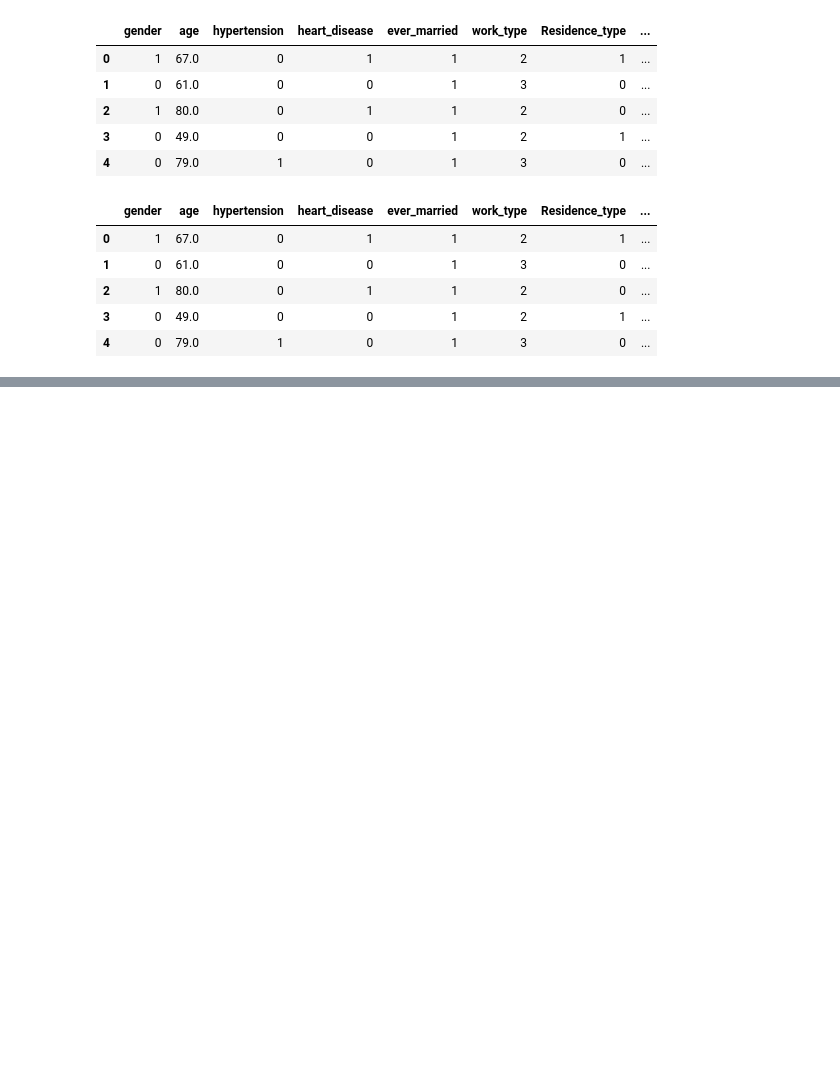
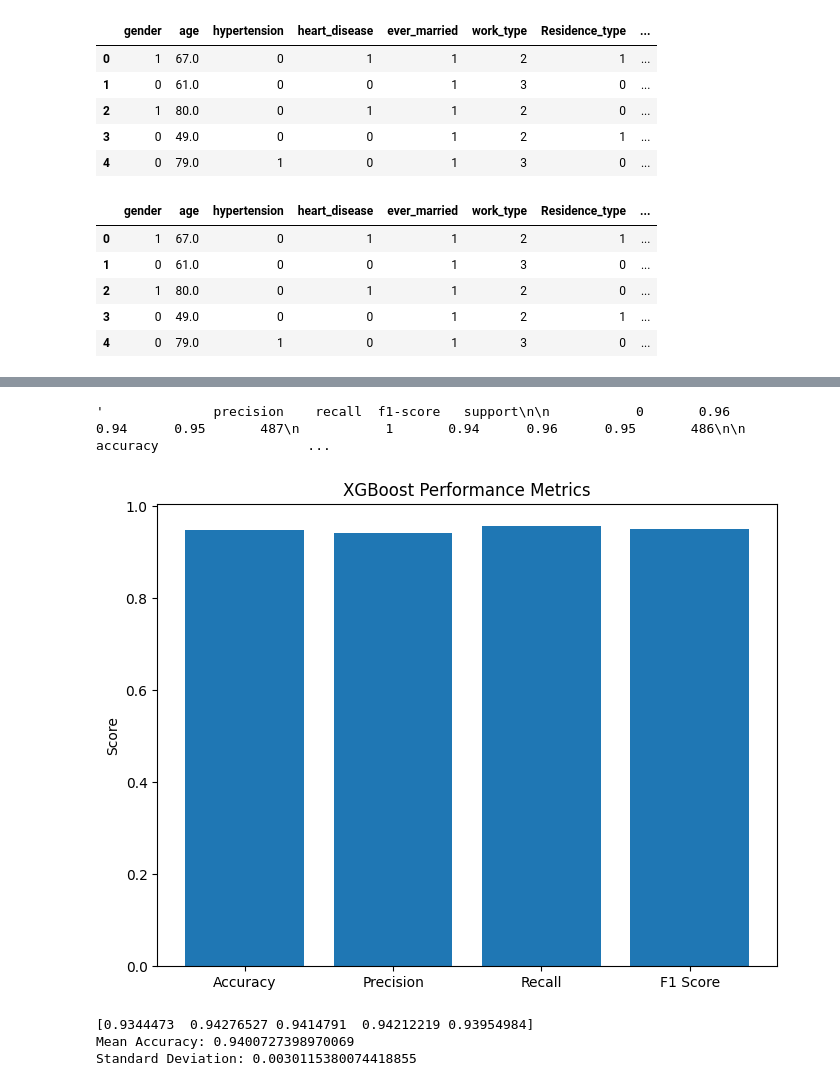
Before and after one commit to ayomideoj/STROKE-WEBSITE, a Jupyter notebook: stroke_model.ipynb, the cells around one changed output, grey strips where cells are left out. Saved outputs shown, nothing was run; the diff lists cells and outputs as text; code cells hidden in the pictures; blank space fills up the shorter version.

```diff
--- a/stroke_model.ipynb
+++ b/stroke_model.ipynb
@@ -442,0 +448,34 @@ joblib.dump(ranfor_model, "trained_model.pkl")
+# %%
+classification_report(y_test, y_xgb)
+# %% [output]
+'              precision    recall  f1-score   support\n\n           0       0.96      0.94      0.95       487\n           1       0.94      0.96      0.95       486\n\n    accuracy                   ...
+# %%
+from sklearn.metrics import accuracy_score, precision_score, recall_score, f1_score
+
+metrics = {
+    'Accuracy': accuracy_score(y_test, y_xgb),
+    'Precision': precision_score(y_test, y_xgb),
+    'Recall': recall_score(y_test, y_xgb),
+    'F1 Score': f1_score(y_test, y_xgb)
+}
+
+plt.figure(figsize=(8,6))
+plt.bar(metrics.keys(), metrics.values())
+plt.title('XGBoost Performance Metrics')
+plt.ylabel('Score')
+plt.show()
+# %% [output]
+[figure, added]
+# %%
+from sklearn.model_selection import cross_val_score
+import numpy as np
+
+cv_scores = cross_val_score(xgb_model, X_train_std, y_train, cv=5)
+
+print(cv_scores)
+print("Mean Accuracy:", cv_scores.mean())
+print("Standard Deviation:", cv_scores.std())
+# %% [output]
+[0.9344473  0.94276527 0.9414791  0.94212219 0.93954984]
+Mean Accuracy: 0.9400727398970069
+Standard Deviation: 0.0030115380074418855
```
Also changed, not shown: parts of 18 cells of this notebook, 20 other files.
